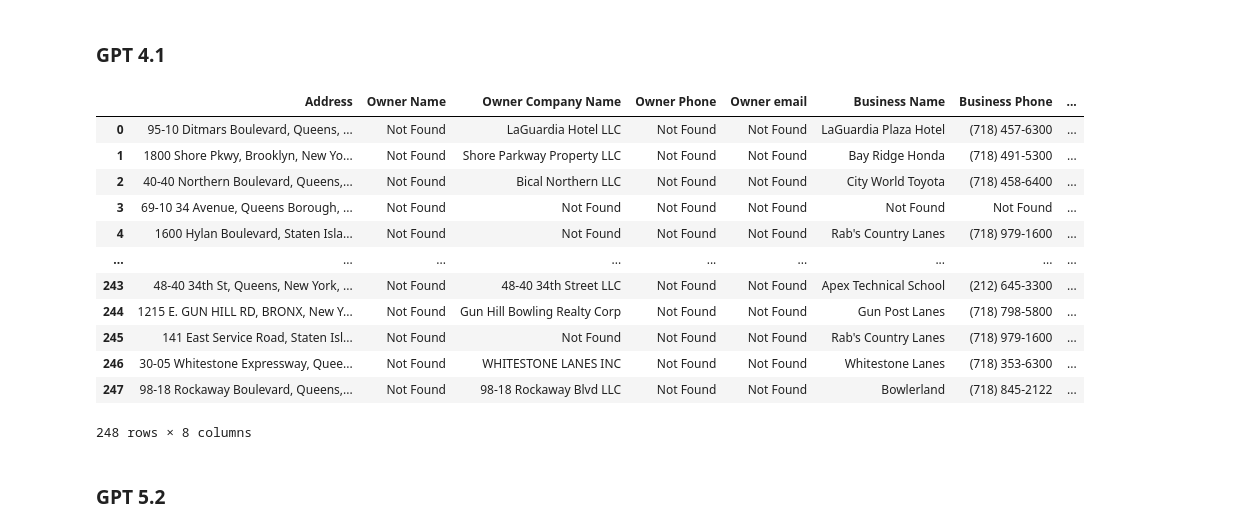
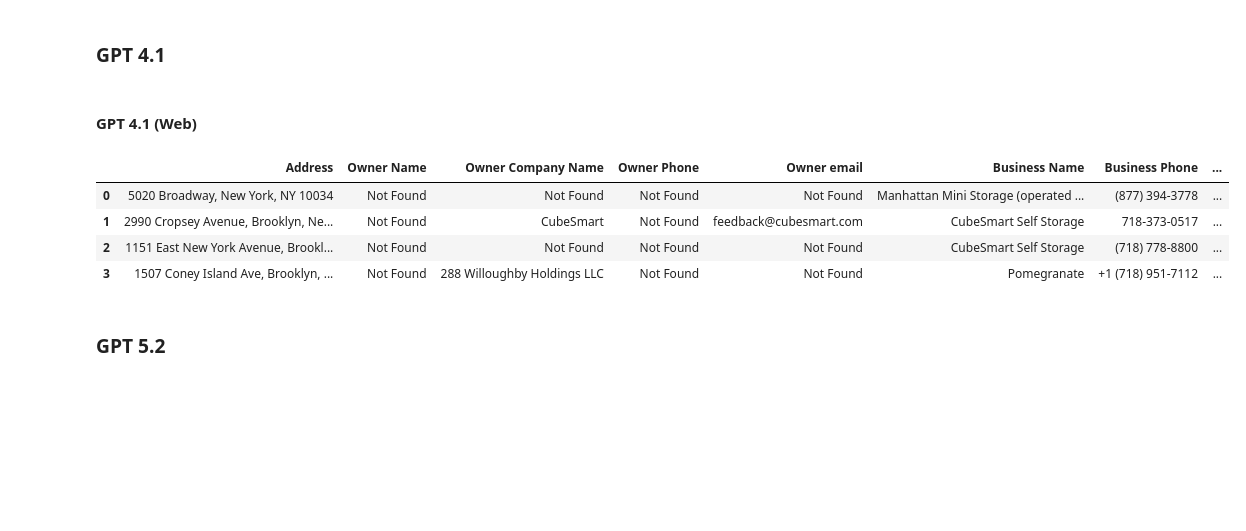
Before and after one commit to charlie-mollin/CPP-Address-Case, a Jupyter notebook: addresses.ipynb, the cells around one changed output. Saved outputs shown, nothing was run; the diff lists cells and outputs as text; code cells hidden in the pictures; blank space fills up the shorter version.

```diff
--- a/addresses.ipynb
+++ b/addresses.ipynb
@@ -319,3 +282,10 @@ b = f"""
+# %%
+addresses_one = [
+    {"address": '"5020 Broadway, New York, New York, 10034"', "property_type": "Self-Storage Facility"},
+    {"address": '"2990 Cropsey Avenue, Brooklyn, New York, 11214"', "property_type": "Self-Storage Facility"},
+    {"address": '"1151 East New York Avenue, Brooklyn, New York, 11212"', "property_type": "Self-Storage Facility"},
+    {"address": '"1507 Coney Island ave, Brooklyn, New York, 11230"', "property_type": "Supermarket / Grocery Store"}
+]
 # %% [markdown]
 ### GPT 4.1
 # %%
@@ -324,6 +294,7 @@ client = OpenAI(api_key=os.getenv('OPENAI_API_KEY'))
 def get_address_info(address: str, property_type: str = None) -> Dict[str, str]:
     response = client.chat.completions.create(
         model="gpt-4.1",
+        tools = [{"type": "web_search"}],
         messages=[
             {
                 "role": "system",
@@ -395,3 +366,5 @@ def process_addresses(address_data, output_file: str = "address_contacts.csv") -
     df = df[columns]
     df.to_csv(output_file, index=False, encoding='utf-8')
     return df
+# %% [markdown]
+#### GPT 4.1 (Web)
@@ -398,19 +454,11 @@ def process_addresses(address_data, output_file: str = "address_contacts.csv") -
 # %%
-process_addresses(addresses)
+process_addresses(addresses_one)
 # %% [output]
 |  | Address | Owner Name | Owner Company Name | Owner Phone | Owner email | Business Name | Business Phone | ... |
-| 0 | 95-10 Ditmars Boulevard, Queens, ... | Not Found | LaGuardia Hotel LLC | Not Found | Not Found | LaGuardia Plaza Hotel | (718) 457-6300 | ... |
-| 1 | 1800 Shore Pkwy, Brooklyn, New Yo... | Not Found | Shore Parkway Property LLC | Not Found | Not Found | Bay Ridge Honda | (718) 491-5300 | ... |
-| 2 | 40-40 Northern Boulevard, Queens,... | Not Found | Bical Northern LLC | Not Found | Not Found | City World Toyota | (718) 458-6400 | ... |
-| 3 | 69-10 34 Avenue, Queens Borough, ... | Not Found | Not Found | Not Found | Not Found | Not Found | Not Found | ... |
-| 4 | 1600 Hylan Boulevard, Staten Isla... | Not Found | Not Found | Not Found | Not Found | Rab's Country Lanes | (718) 979-1600 | ... |
-| ... | ... | ... | ... | ... | ... | ... | ... | ... |
-| 243 | 48-40 34th St, Queens, New York, ... | Not Found | 48-40 34th Street LLC | Not Found | Not Found | Apex Technical School | (212) 645-3300 | ... |
-| 244 | 1215 E. GUN HILL RD, BRONX, New Y... | Not Found | Gun Hill Bowling Realty Corp | Not Found | Not Found | Gun Post Lanes | (718) 798-5800 | ... |
-| 245 | 141 East Service Road, Staten Isl... | Not Found | Not Found | Not Found | Not Found | Rab's Country Lanes | (718) 979-1600 | ... |
-| 246 | 30-05 Whitestone Expressway, Quee... | Not Found | WHITESTONE LANES INC | Not Found | Not Found | Whitestone Lanes | (718) 353-6300 | ... |
-| 247 | 98-18 Rockaway Boulevard, Queens,... | Not Found | 98-18 Rockaway Blvd LLC | Not Found | Not Found | Bowlerland | (718) 845-2122 | ... |
+| 0 | 5020 Broadway, New York, NY 10034 | Not Found | Not Found | Not Found | Not Found | Manhattan Mini Storage (operated ... | (877) 394‑3778 | ... |
+| 1 | 2990 Cropsey Avenue, Brooklyn, Ne... | Not Found | CubeSmart | Not Found | feedback@cubesmart.com | CubeSmart Self Storage | 718‑373‑0517 | ... |
+| 2 | 1151 East New York Avenue, Brookl... | Not Found | Not Found | Not Found | Not Found | CubeSmart Self Storage | (718) 778‑8800 | ... |
+| 3 | 1507 Coney Island Ave, Brooklyn, ... | Not Found | 288 Willoughby Holdings LLC | Not Found | Not Found | Pomegranate | +1 (718) 951‑7112 | ... |
-248 rows × 8 columns
 # %%
 # single test
 
```
Also changed, not shown: parts of 6 cells of this notebook, 1 other file.
